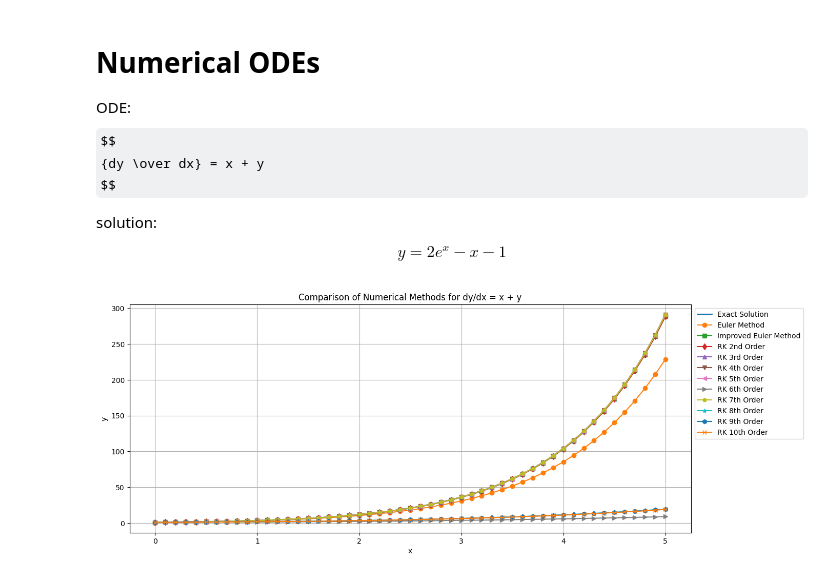
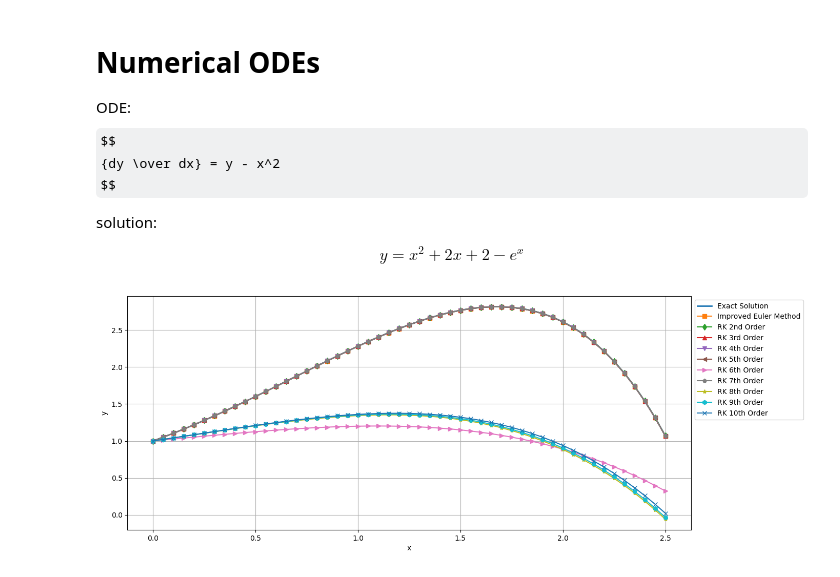
Before and after one commit to HugoPhi/opcal, a Jupyter notebook: Numerical/ODE.ipynb, the cells around one changed output. Cells and saved outputs as stored; diff of their text form; code cells hidden in the pictures; some formulas as TeX source.

Commit message:
ODE detaliled graph

```diff
--- a/Numerical/ODE.ipynb
+++ b/Numerical/ODE.ipynb
@@ -3,13 +3,13 @@
 
 ODE:
 $$
-{dy \over dx} = x + y
+{dy \over dx} = y - x^2
 $$
 
 solution:
 
 $$
-y = 2e^x - x - 1
+y = x^2 + 2x + 2 - e^x
 $$
 # %%
 import numpy as np
@@ -162,17 +162,17 @@ def runge_kutta_method(f, x0, y0, h, n, order):
     return x, y
 # %%
 # 定义微分方程 dy/dx = f(x, y)
-f = lambda x, y: x + y
+f = lambda x, y: y - x**2
 
 # 解析解
 def exact_solution(x):
-    return 2 * np.exp(x) - x - 1
+    return x**2 + 2*x + 2 - np.exp(x)
 
 # 初始条件
 x0, y0 = 0, 1
 
 # 步长和步数
-h = 0.1
+h = 0.05
 n = 50
 # %%
 # 计算数值解
@@ -189,33 +189,32 @@ x_rk9, y_rk9 = runge_kutta_method(f, x0, y0, h, n, order=9)
 x_rk10, y_rk10 = runge_kutta_method(f, x0, y0, h, n, order=10)
 
 # 计算解析解
 x_exact = np.linspace(x0, x0 + n*h, 100)
 y_exact = exact_solution(x_exact)
 
 # 可视化
 plt.figure(figsize=(14, 10))
 
 # 全局图
 plt.subplot(2, 1, 1)
 plt.plot(x_exact, y_exact, label='Exact Solution', linewidth=2)
-plt.plot(x_euler, y_euler, 'o-', label='Euler Method')
+# plt.plot(x_euler, y_euler, 'o-', label='Euler Method')
 plt.plot(x_improved, y_improved, 's-', label='Improved Euler Method')
 plt.plot(x_rk2, y_rk2, 'd-', label='RK 2nd Order')
 plt.plot(x_rk3, y_rk3, '^-', label='RK 3rd Order')
 plt.plot(x_rk4, y_rk4, 'v-', label='RK 4th Order')
 plt.plot(x_rk5, y_rk5, '<-', label='RK 5th Order')
 plt.plot(x_rk6, y_rk6, '>-', label='RK 6th Order')
 plt.plot(x_rk7, y_rk7, 'p-', label='RK 7th Order')
 plt.plot(x_rk8, y_rk8, '*-', label='RK 8th Order')
 plt.plot(x_rk9, y_rk9, 'h-', label='RK 9th Order')
 plt.plot(x_rk10, y_rk10, 'x-', label='RK 10th Order')
 plt.xlabel('x')
 plt.ylabel('y')
-plt.title('Comparison of Numerical Methods for dy/dx = x + y')
 plt.legend(loc='upper left', bbox_to_anchor=(1, 1))
 plt.grid()
 
 plt.tight_layout()
 plt.show()
 # %% [output]
-[figure, old version]
+[figure, new version]
```
Also changed, not shown: parts of 2 cells of this notebook.
